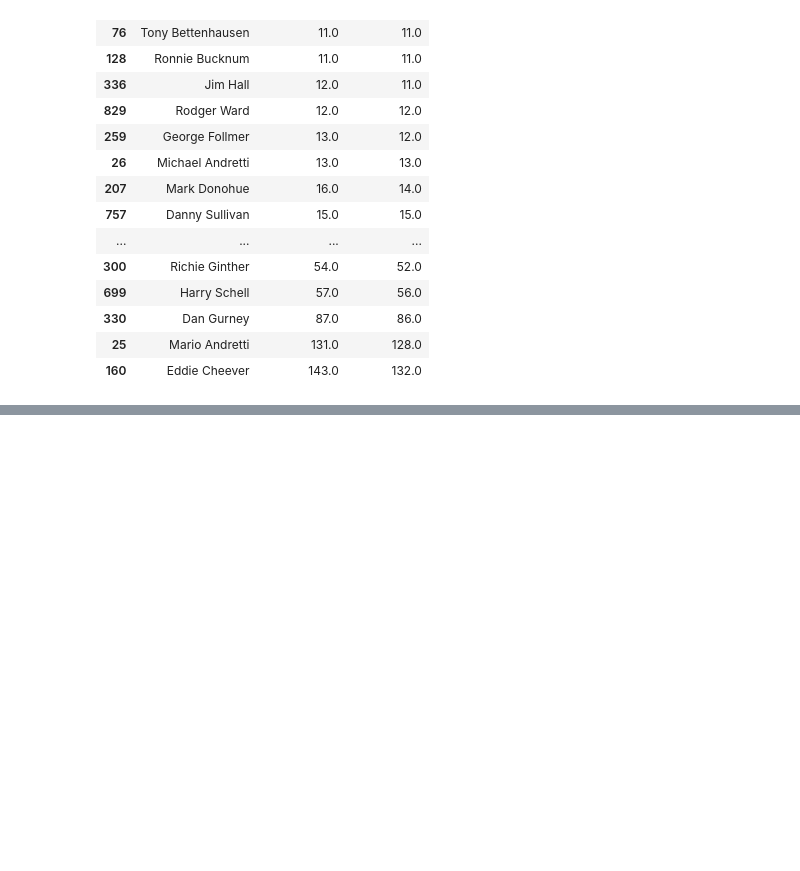
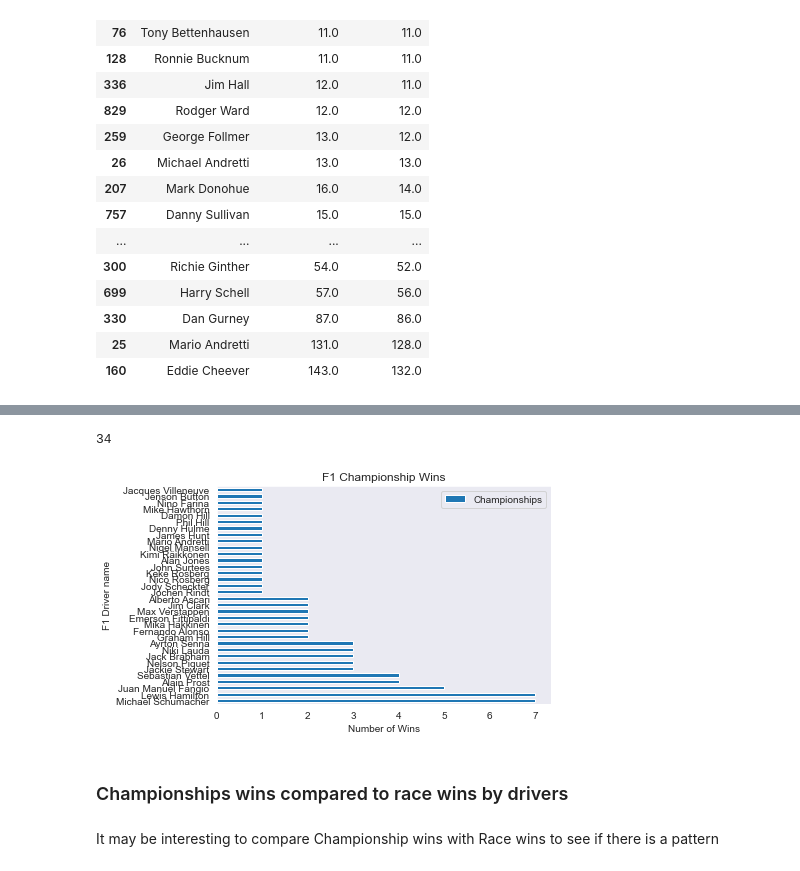
Before and after one commit to Ballyk101/UCDPA_JohnCronly, a Jupyter notebook: F1_Drivers_1952_to_2022.ipynb, the cells around one changed output, grey strips where cells are left out. Saved outputs shown, nothing was run; the diff lists cells and outputs as text; code cells hidden in the pictures; blank space fills up the shorter version.

```diff
--- a/F1_Drivers_1952_to_2022.ipynb
+++ b/F1_Drivers_1952_to_2022.ipynb
@@ -509,0 +576,7 @@ As seen from using head(120) there is 119 drivers, out of the 160 with 5 race st
+# %%
+champ = df[["Driver","Championships"]]
+champ = champ.loc[~(champ["Championships"]==0.0)]
+champ=champ[champ["Championships"]>0.0]\
+.reset_index(drop=True)
+champ=champ.sort_values(by="Championships", ascending=False)
+print(champ)
@@ -509,0 +601,17 @@ As seen from using head(120) there is 119 drivers, out of the 160 with 5 race st
+# %%
+row,col= champ.shape
+print(row)
+# %% [output]
+34
+# %%
+champ.plot.barh("Driver", "Championships")
+plt.title("F1 Championship Wins")
+plt.ylabel("F1 Driver name")
+plt.xlabel("Number of Wins")
+plt.show()
+# %% [output]
+[figure, added]
+# %% [markdown]
+### Championships wins compared to race wins by drivers
+# %% [markdown]
+It may be interesting to compare Championship wins with Race wins to see if there is a pattern
```
Also changed, not shown: parts of 40 cells of this notebook.
